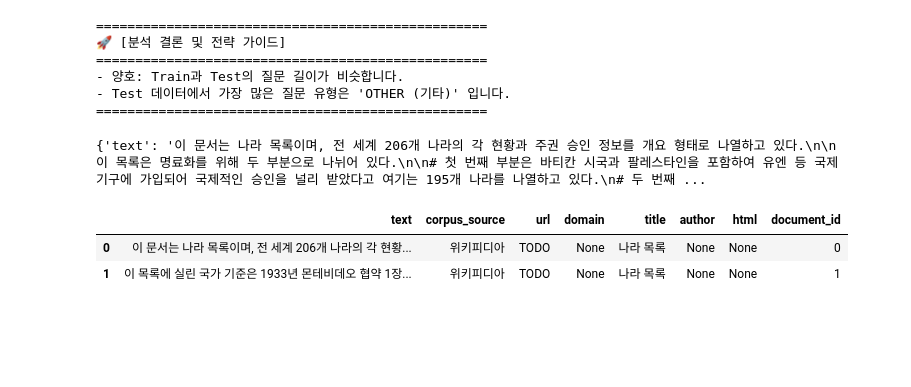
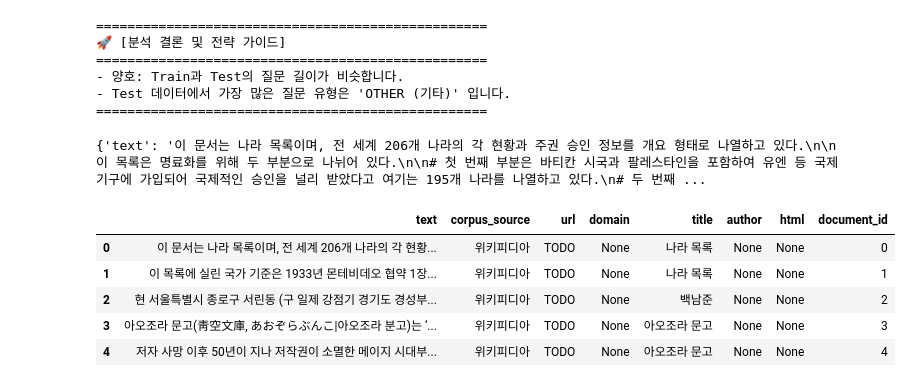
Before and after one commit to naverboost-NLP15/mrc-baseline-raw, a Jupyter notebook: notebooks/eda.ipynb, the cells around one changed output. Cells and saved outputs as stored; diff of their text form; code cells hidden in the pictures; blank space fills up the shorter version.

```diff
--- a/notebooks/eda.ipynb
+++ b/notebooks/eda.ipynb
@@ -176,8 +176,11 @@ with open(os.path.join(data_path, docs_path), "r", encoding="utf-8") as f:
 # %%
 wiki_df = pd.DataFrame.from_dict(wiki, orient='index')
 # %%
-wiki_df.head(2)
+wiki_df.head(5)
 # %% [output]
 |  | text | corpus_source | url | domain | title | author | html | document_id |
 | 0 | 이 문서는 나라 목록이며, 전 세계 206개 나라의 각 현황... | 위키피디아 | TODO | None | 나라 목록 | None | None | 0 |
 | 1 | 이 목록에 실린 국가 기준은 1933년 몬테비데오 협약 1장... | 위키피디아 | TODO | None | 나라 목록 | None | None | 1 |
+| 2 | 현 서울특별시 종로구 서린동 (구 일제 강점기 경기도 경성부... | 위키피디아 | TODO | None | 백남준 | None | None | 2 |
+| 3 | 아오조라 문고(靑空文庫, あおぞらぶんこ|아오조라 분고)는 ‘... | 위키피디아 | TODO | None | 아오조라 문고 | None | None | 3 |
+| 4 | 저자 사망 이후 50년이 지나 저작권이 소멸한 메이지 시대부... | 위키피디아 | TODO | None | 아오조라 문고 | None | None | 4 |
```
Also changed, not shown: parts of 3 cells of this notebook.
